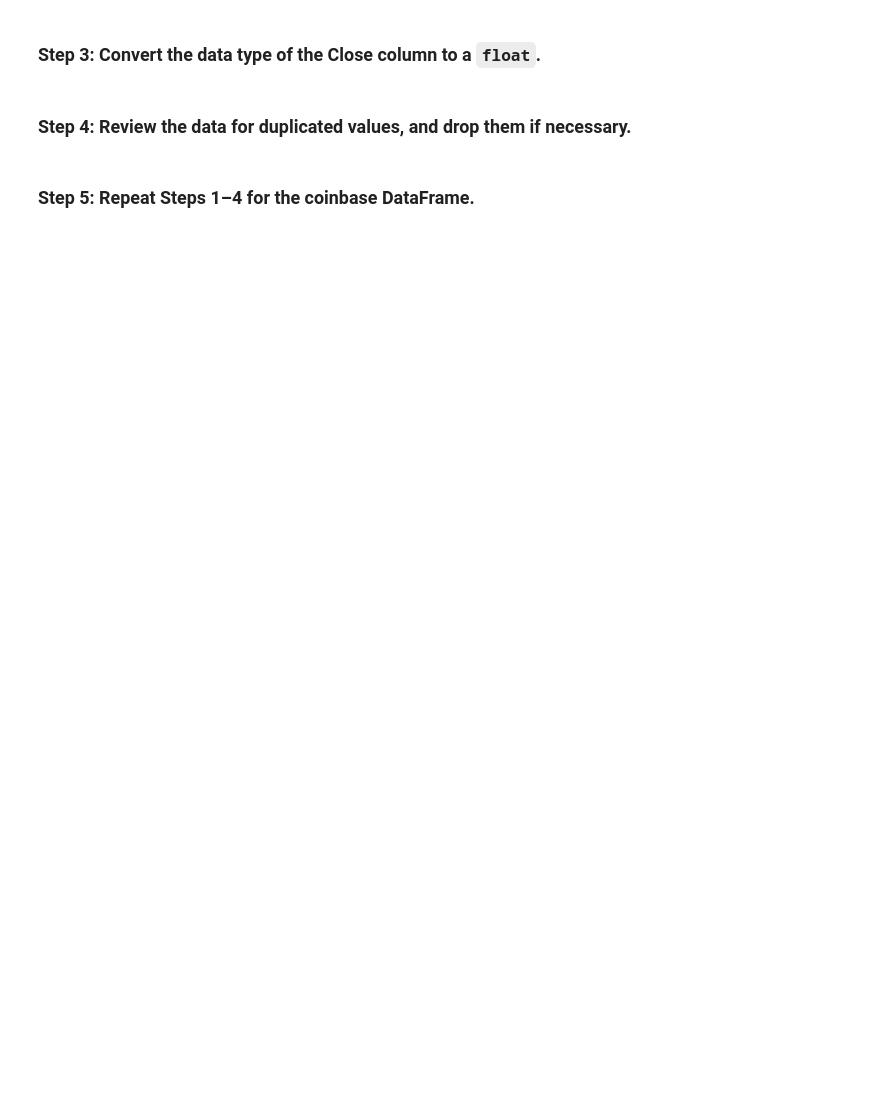
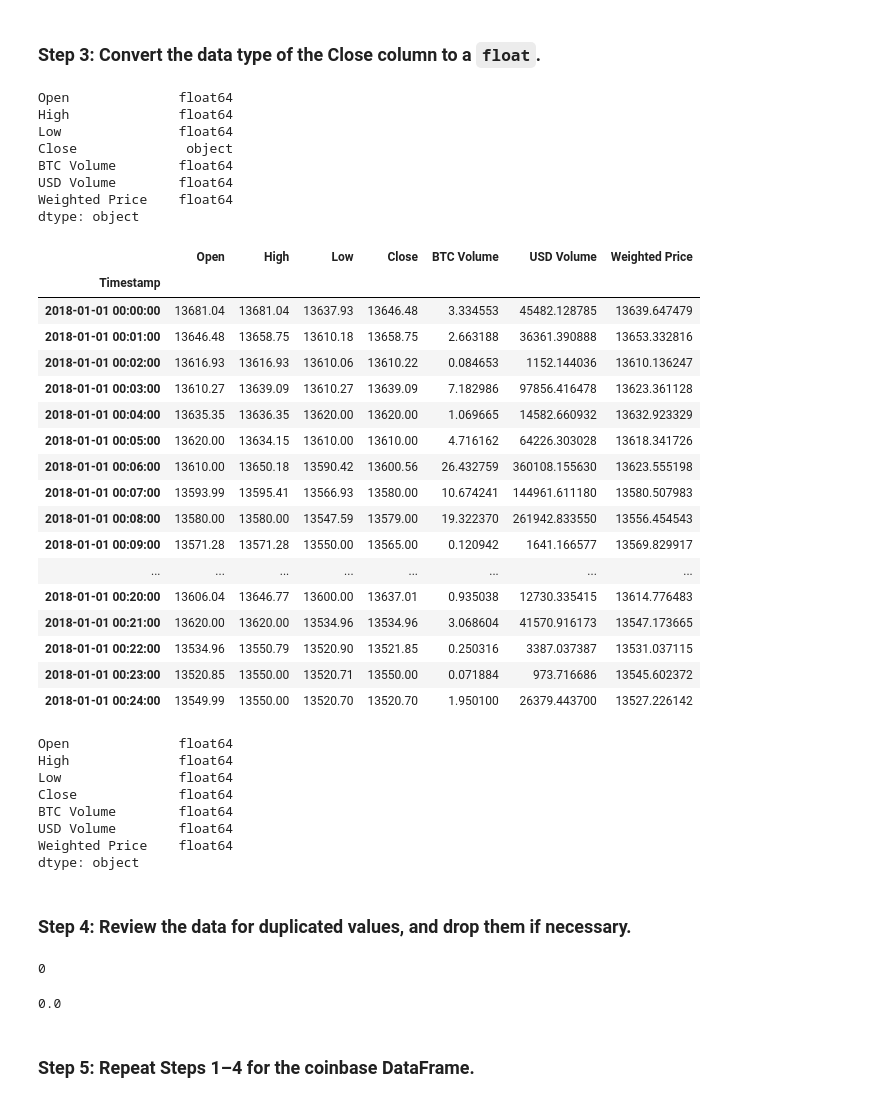
Before and after one commit to millerman421/Module_03_challenge, a Jupyter notebook: Starter_Code/crypto_arbitrage.ipynb, the cells around one changed output. Cells and saved outputs as stored; diff of their text form; code cells hidden in the pictures; blank space fills up the shorter version.

Commit message:
Completed data preparation

```diff
--- a/Starter_Code/crypto_arbitrage.ipynb
+++ b/Starter_Code/crypto_arbitrage.ipynb
@@ -126,7 +174,55 @@ To prepare and clean your data for analysis, complete the following steps:
+# %%
+# Convert the Close data type to a float
+#before
+display(bitstamp_dataframe.dtypes)
+
+#after
+bitstamp_dataframe.loc[:,"Close"] = bitstamp_dataframe.loc[:,"Close"].astype("float")
+display(bitstamp_dataframe.head(25))
+display(bitstamp_dataframe.dtypes)
+# %% [output]
+Open              float64
+High              float64
+Low               float64
+Close              object
+BTC Volume        float64
+USD Volume        float64
+Weighted Price    float64
+dtype: object
+|  | Open | High | Low | Close | BTC Volume | USD Volume | Weighted Price |
+| Timestamp |  |  |  |  |  |  |  |
+| 2018-01-01 00:00:00 | 13681.04 | 13681.04 | 13637.93 | 13646.48 | 3.334553 | 45482.128785 | 13639.647479 |
+| 2018-01-01 00:01:00 | 13646.48 | 13658.75 | 13610.18 | 13658.75 | 2.663188 | 36361.390888 | 13653.332816 |
+| 2018-01-01 00:02:00 | 13616.93 | 13616.93 | 13610.06 | 13610.22 | 0.084653 | 1152.144036 | 13610.136247 |
+| 2018-01-01 00:03:00 | 13610.27 | 13639.09 | 13610.27 | 13639.09 | 7.182986 | 97856.416478 | 13623.361128 |
+| 2018-01-01 00:04:00 | 13635.35 | 13636.35 | 13620.00 | 13620.00 | 1.069665 | 14582.660932 | 13632.923329 |
+| 2018-01-01 00:05:00 | 13620.00 | 13634.15 | 13610.00 | 13610.00 | 4.716162 | 64226.303028 | 13618.341726 |
+| 2018-01-01 00:06:00 | 13610.00 | 13650.18 | 13590.42 | 13600.56 | 26.432759 | 360108.155630 | 13623.555198 |
+| 2018-01-01 00:07:00 | 13593.99 | 13595.41 | 13566.93 | 13580.00 | 10.674241 | 144961.611180 | 13580.507983 |
+| 2018-01-01 00:08:00 | 13580.00 | 13580.00 | 13547.59 | 13579.00 | 19.322370 | 261942.833550 | 13556.454543 |
+| 2018-01-01 00:09:00 | 13571.28 | 13571.28 | 13550.00 | 13565.00 | 0.120942 | 1641.166577 | 13569.829917 |
+| ... | ... | ... | ... | ... | ... | ... | ... |
+| 2018-01-01 00:20:00 | 13606.04 | 13646.77 | 13600.00 | 13637.01 | 0.935038 | 12730.335415 | 13614.776483 |
+| 2018-01-01 00:21:00 | 13620.00 | 13620.00 | 13534.96 | 13534.96 | 3.068604 | 41570.916173 | 13547.173665 |
+| 2018-01-01 00:22:00 | 13534.96 | 13550.79 | 13520.90 | 13521.85 | 0.250316 | 3387.037387 | 13531.037115 |
+| 2018-01-01 00:23:00 | 13520.85 | 13550.00 | 13520.71 | 13550.00 | 0.071884 | 973.716686 | 13545.602372 |
+| 2018-01-01 00:24:00 | 13549.99 | 13550.00 | 13520.70 | 13520.70 | 1.950100 | 26379.443700 | 13527.226142 |
+Open              float64
+High              float64
+Low               float64
+Close             float64
+BTC Volume        float64
+USD Volume        float64
+Weighted Price    float64
+dtype: object
 # %% [markdown]
 ### Step 4: Review the data for duplicated values, and drop them if necessary.
 # %%
 # Review the data for duplicate values, and drop them if necessary
-# YOUR CODE HERE
+display(bitstamp_dataframe.duplicated().sum())
+display(bitstamp_dataframe.duplicated().mean())
+# %% [output]
+0
+0.0
 # %% [markdown]
 ### Step 5: Repeat Steps 1–4 for the coinbase DataFrame.
```
Also changed, not shown: parts of 6 cells of this notebook.
